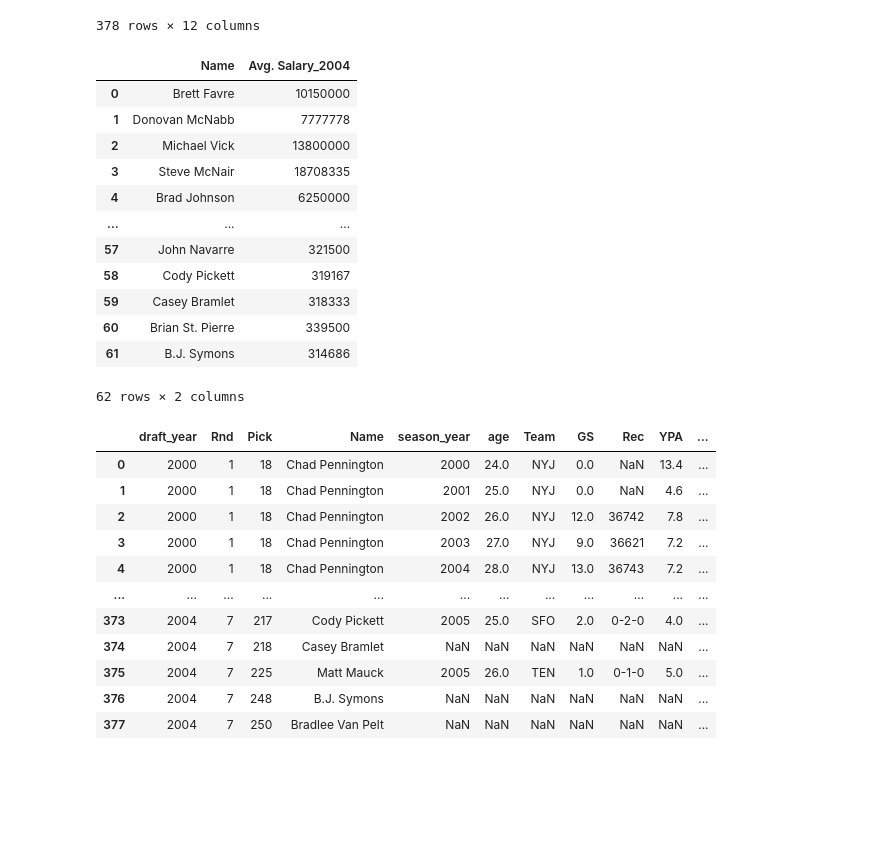
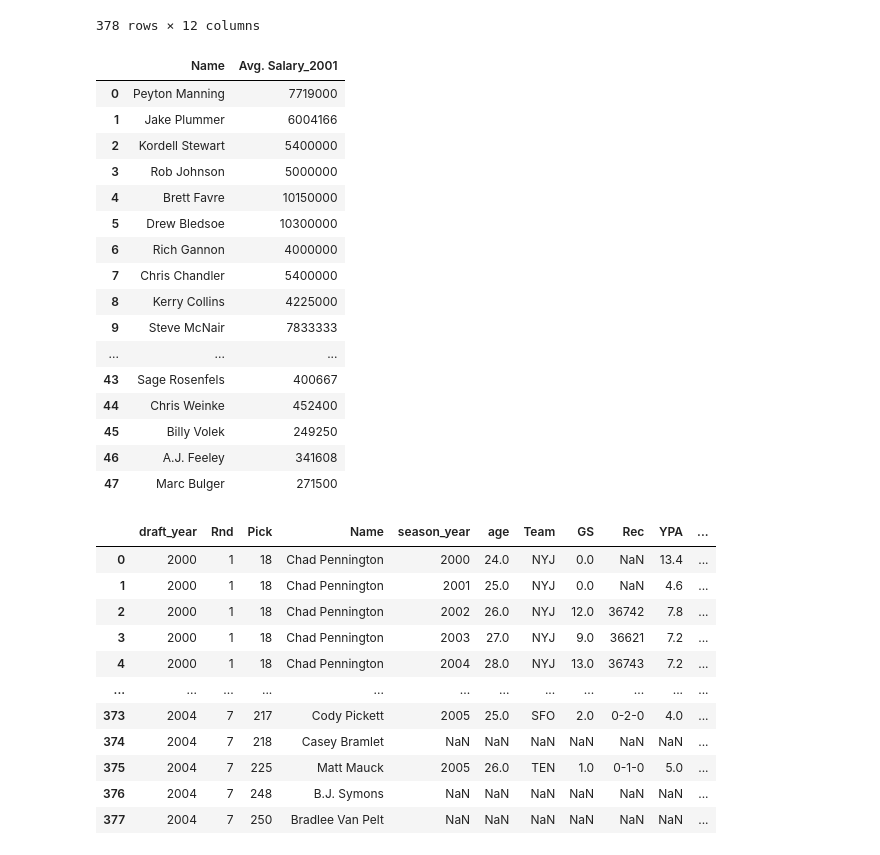
Before and after one commit to mikejackson35/mica_team, a Jupyter notebook: mica_project1.ipynb, the cells around one changed output. Cells and saved outputs as stored; diff of their text form; code cells hidden in the pictures; blank space fills up the shorter version.

```diff
--- a/mica_project1.ipynb
+++ b/mica_project1.ipynb
@@ -140,22 +140,26 @@ df_salaries_2017=df_salaries_2017.rename(columns={"Name_2017":"Name"})
 df_salaries_2018=df_salaries_2018.rename(columns={"Name_2018":"Name"})
 df_salaries_2019=df_salaries_2019.rename(columns={"Name_2019":"Name"})
 df_salaries_2020=df_salaries_2020.rename(columns={"Name_2020":"Name"})
-# %%
-df_salaries_2004
-# %% [output]
-|  | Name | Avg. Salary_2004 |
-| 0 | Brett Favre | 10150000 |
-| 1 | Donovan McNabb | 7777778 |
-| 2 | Michael Vick | 13800000 |
-| 3 | Steve McNair | 18708335 |
-| 4 | Brad Johnson | 6250000 |
-| ... | ... | ... |
-| 57 | John Navarre | 321500 |
-| 58 | Cody Pickett | 319167 |
-| 59 | Casey Bramlet | 318333 |
-| 60 | Brian St. Pierre | 339500 |
-| 61 | B.J. Symons | 314686 |
-62 rows × 2 columns
+# %%
+df_salaries_2001
+# %% [output]
+|  | Name | Avg. Salary_2001 |
+| 0 | Peyton Manning | 7719000 |
+| 1 | Jake Plummer | 6004166 |
+| 2 | Kordell Stewart | 5400000 |
+| 3 | Rob Johnson | 5000000 |
+| 4 | Brett Favre | 10150000 |
+| 5 | Drew Bledsoe | 10300000 |
+| 6 | Rich Gannon | 4000000 |
+| 7 | Chris Chandler | 5400000 |
+| 8 | Kerry Collins | 4225000 |
+| 9 | Steve McNair | 7833333 |
+| ... | ... | ... |
+| 43 | Sage Rosenfels | 400667 |
+| 44 | Chris Weinke | 452400 |
+| 45 | Billy Volek | 249250 |
+| 46 | A.J. Feeley | 341608 |
+| 47 | Marc Bulger | 271500 |
 # %%
 df_players.columns
 df_players=df_players.rename(columns={"Player":"Name", "Tm":"Team"})
```
Also changed, not shown: parts of 3 cells of this notebook.
